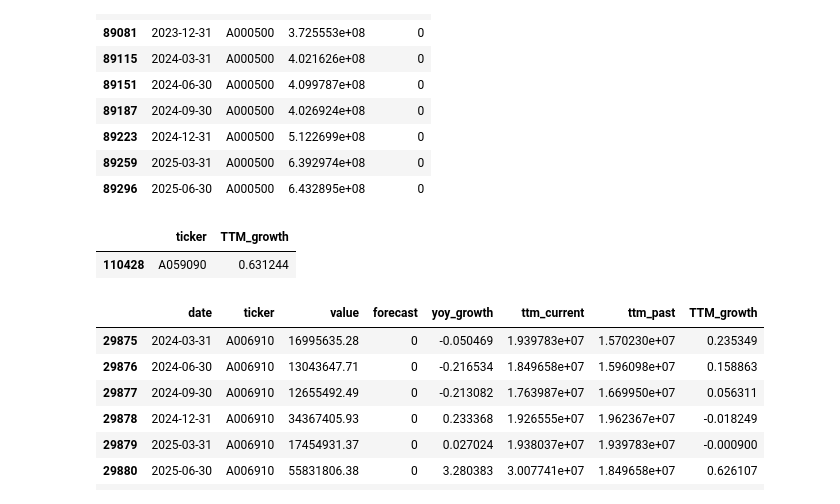
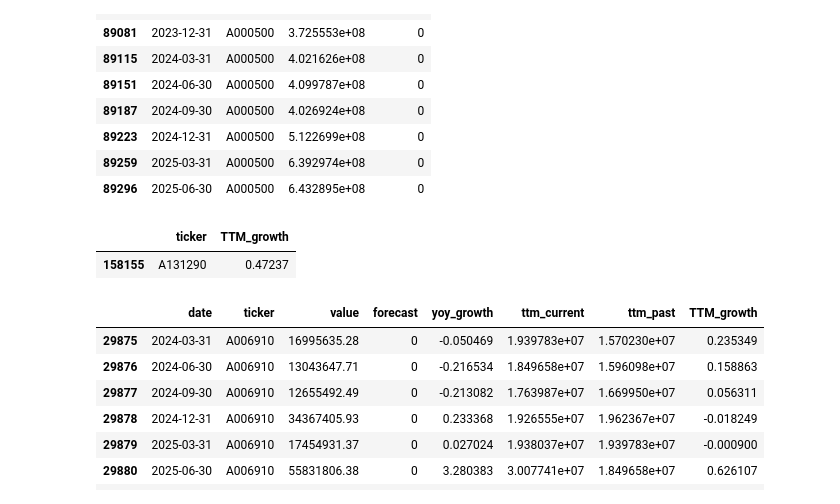
Before and after one commit to stox74/stock_forecast, a Jupyter notebook: Korea_Market/analysis/한국전체기업_매출_시계열분석.ipynb, the cells around one changed output. Drawn from its saved outputs; the diff is of its cells as text; code cells hidden in the pictures.

```diff
--- a/Korea_Market/analysis/한국전체기업_매출_시계열분석.ipynb
+++ b/Korea_Market/analysis/한국전체기업_매출_시계열분석.ipynb
@@ -281,9 +281,13 @@ revenue_df_with_forecast = pd.concat([sorted_df_resize, results_df])
 result_df = compute_yoy_and_ttm_growth(revenue_df_with_forecast)
 revenue_growth = result_df
 # %%
-path = r"C:\Users\Hoyoung_Park\PyCharmMiscProject\stock_forecast\Korea_Market\analysis\매출예측_단순SARIMA_20251017.xlsx"
-revenue_growth.to_csv(path)
-revenue_growth
+path = r"C:\Users\82108\OneDrive\바탕 화면\investment\investment_strategy\Korea_Market\analysis\매출예측_단순SARIMA_20251017.xlsx"
+# revenue_growth.to_csv(path)
+# revenue_growth
+
+raw_df = pd.read_csv(path)
+sales_forecast_df = raw_df.drop(columns='Unnamed: 0')
+sales_forecast_df
 # %% [output]
 |  | date | ticker | value | forecast | yoy_growth | ttm_current | ttm_past | TTM_growth |
 | 0 | 2004-03-31 | A000010 | 792089000.0 | 0 | NaN | NaN | NaN | NaN |
@@ -314,5 +318,5 @@ def get_top_ttm_growth(df, n=10):
 
     return top_n[['ticker', 'TTM_growth']]
 # %%
-top_result = get_top_ttm_growth(revenue_growth, n=500)  # 예: 상위 20개 ticker
+ top_result = get_top_ttm_growth(sales_forecast_df, n=500)  # 예: 상위 20개 ticker
 # %%
@@ -346,10 +350,10 @@ sorted_df_resize[(sorted_df_resize['value']!=0) & (sorted_df_resize['ticker']=='
 | 89259 | 2025-03-31 | A000500 | 6.392974e+08 | 0 |
 | 89296 | 2025-06-30 | A000500 | 6.432895e+08 | 0 |
 # %%
-top_result[top_result['ticker']  == 'A059090']
+top_result[top_result['ticker']  == 'A131290']
 # %% [output]
 |  | ticker | TTM_growth |
-| 110428 | A059090 | 0.631244 |
+| 158155 | A131290 | 0.47237 |
 # %%
 revenue_growth[revenue_growth['ticker']  == 'A006910'].tail(10)
 # %% [output]
```
Also changed, not shown: parts of 2 cells of this notebook, 4 other files.
